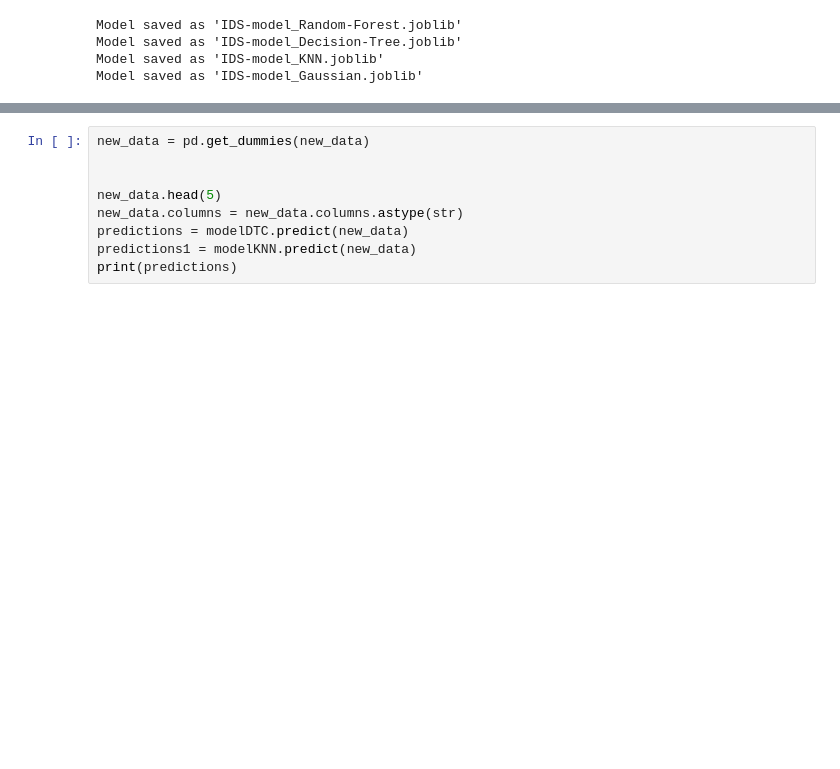
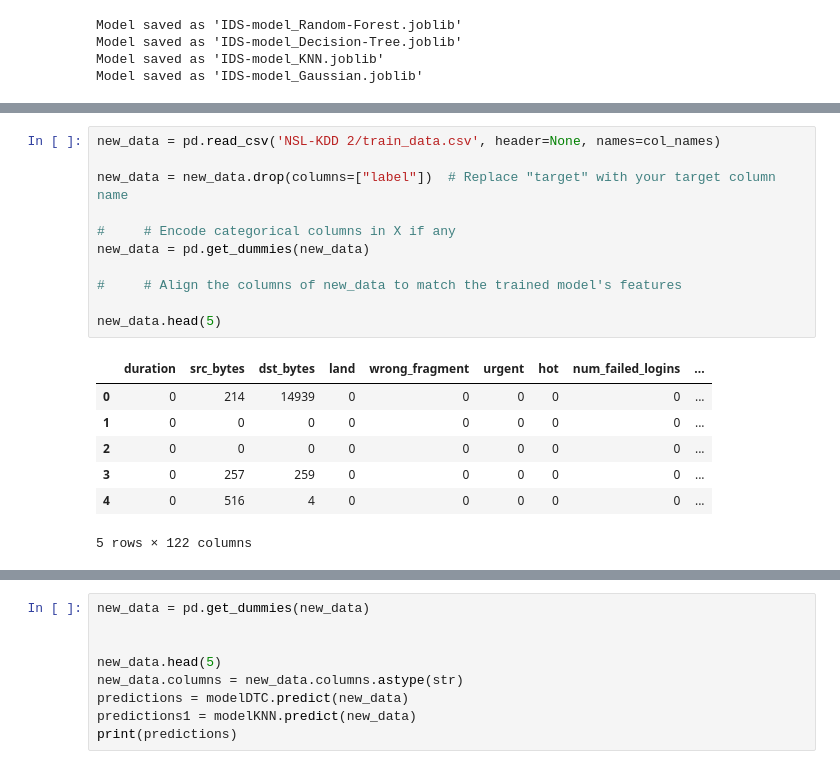
Before and after one commit to VSI12/IDS-Project, a Jupyter notebook: model.ipynb, the cells around one changed output, grey strips where cells are left out. Cells and saved outputs as stored; diff of their text form; blank space fills up the shorter version.

```diff
--- a/model.ipynb
+++ b/model.ipynb
@@ -148,0 +149,19 @@ new_data.head(5)
+# %%
+new_data = pd.read_csv('NSL-KDD 2/train_data.csv', header=None, names=col_names)
+
+new_data = new_data.drop(columns=["label"])  # Replace "target" with your target column name
+
+#     # Encode categorical columns in X if any
+new_data = pd.get_dummies(new_data)
+
+#     # Align the columns of new_data to match the trained model's features
+
+new_data.head(5)
+# %% [output]
+|  | duration | src_bytes | dst_bytes | land | wrong_fragment | urgent | hot | num_failed_logins | ... |
+| 0 | 0 | 214 | 14939 | 0 | 0 | 0 | 0 | 0 | ... |
+| 1 | 0 | 0 | 0 | 0 | 0 | 0 | 0 | 0 | ... |
+| 2 | 0 | 0 | 0 | 0 | 0 | 0 | 0 | 0 | ... |
+| 3 | 0 | 257 | 259 | 0 | 0 | 0 | 0 | 0 | ... |
+| 4 | 0 | 516 | 4 | 0 | 0 | 0 | 0 | 0 | ... |
+5 rows × 122 columns
```
Also changed, not shown: parts of 5 cells of this notebook, 4 other files.
